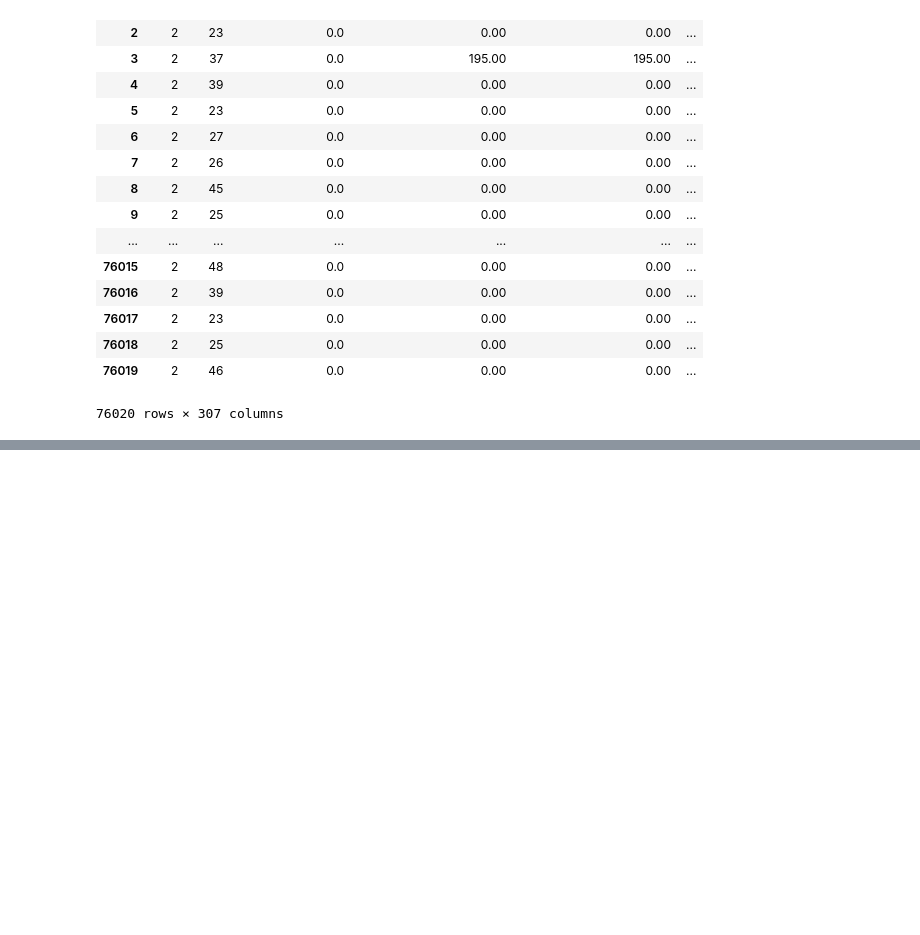
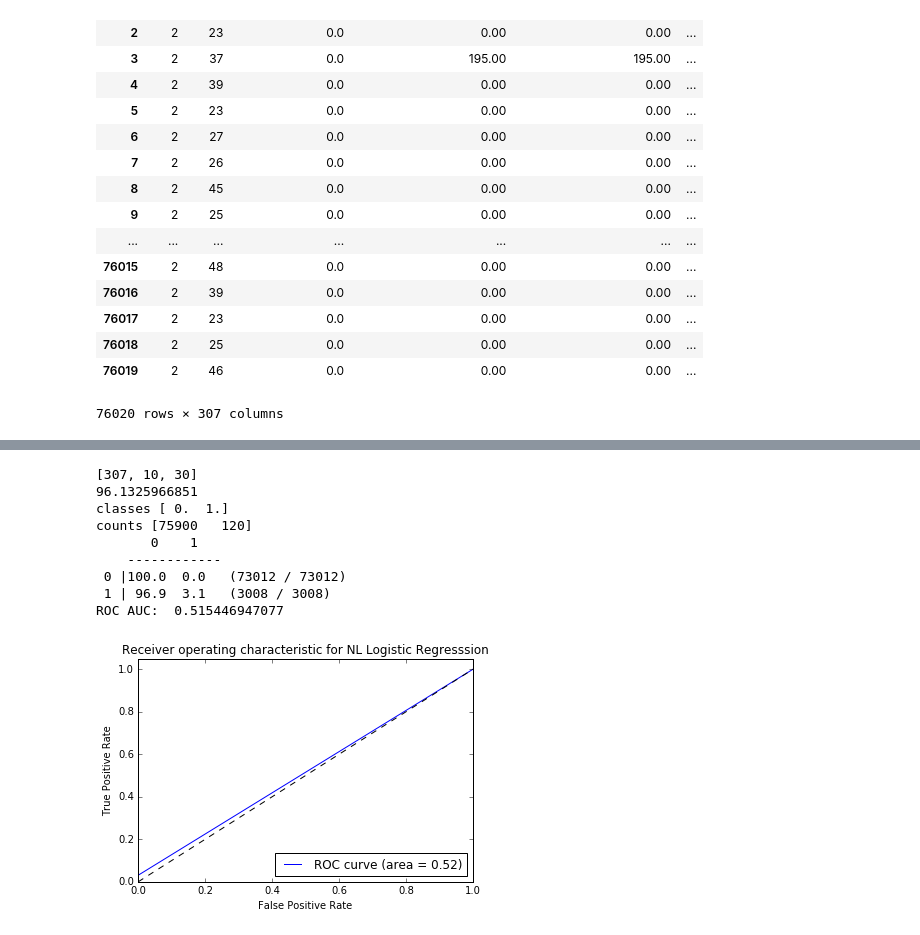
Before and after one commit to itorain/Customer-Satisfaction, a Jupyter notebook: main.ipynb, the cells around one changed output, grey strips where cells are left out. Cells and saved outputs as stored; diff of their text form; code cells hidden in the pictures; blank space fills up the shorter version.

```diff
--- a/main.ipynb
+++ b/main.ipynb
@@ -171,0 +235,17 @@ array([[  6.92351942e-01,   3.07648058e-01,   7.30120000e+04,
+# %%
+nnet = nn.NeuralNetworkClassifier(train_data.shape[1], [10, 30], Tclasses.shape[0])
+nnet.train(train_data, Targets)
+results = nnet.use(train_data)
+print (np.sum(results.ravel()==Targets.ravel()) / float(len(Targets)) * 100)
+showResults(results, Targets, "NL Logistic Regresssion")
+# %% [output]
+[307, 10, 30]
+96.1325966851
+classes [ 0.  1.]
+counts [75900   120]
+       0    1
+    ------------
+ 0 |100.0  0.0   (73012 / 73012)
+ 1 | 96.9  3.1   (3008 / 3008)
+ROC AUC:  0.515446947077
+[figure, added]
```
Also changed, not shown: parts of 32 cells of this notebook, 1 other file.
